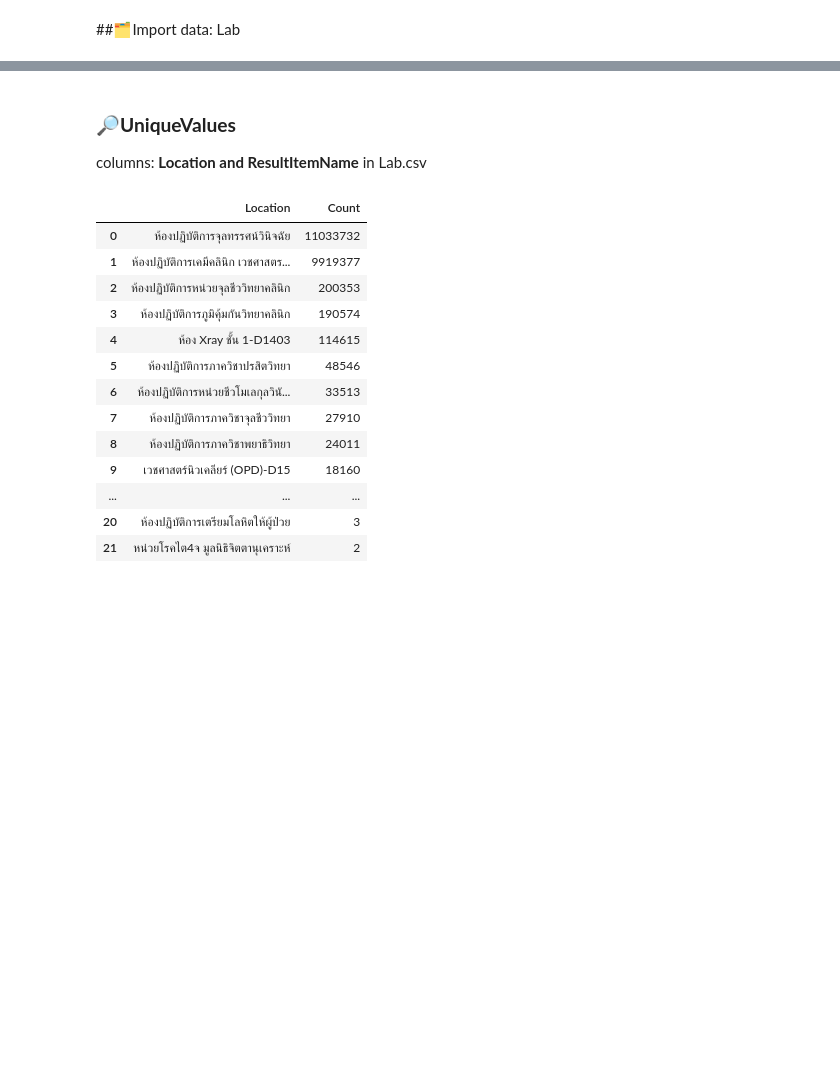
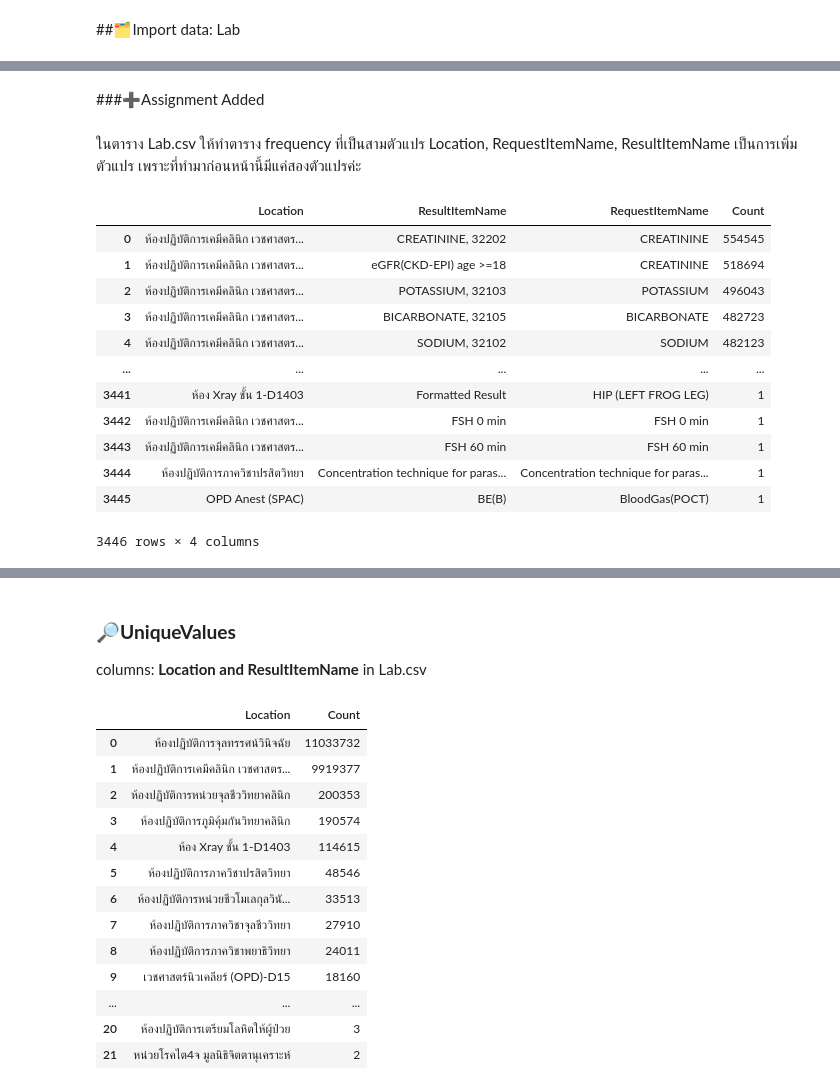
Before and after one commit to Aomaphisara/Project, a Jupyter notebook: CountUniqueValues.ipynb, the cells around one changed output, grey strips where cells are left out. Cells and saved outputs as stored; diff of their text form; code cells hidden in the pictures; blank space fills up the shorter version.

```diff
--- a/CountUniqueValues.ipynb
+++ b/CountUniqueValues.ipynb
@@ -126,7 +164,7 @@ diag_count
 ##🗂️Import data: Lab
 # %%
 import pandas as pd
-lab = pd.read_csv('/content/drive/MyDrive/ckdresearch2023/Lab.csv')
+lab = pd.read_csv('/content/drive/MyDrive/Thesis Project Kidney/Lab.csv')
 lab.head()
 # %% [output]
 |  | LabNo | PatientUID | PatientVisitUID | Location | RequestItemName | ResultItemName | CWhen | ResultDttm | ... |
@@ -135,3 +173,38 @@ lab.head()
 | 2 | 1 | 2299 | 2024049 | ห้องปฏิบัติการเคมีคลินิก เวชศาสตร... | Alkaline Phos | ALP, 32309 | 2558-02-19 10:32:21.610 | NaN | ... |
 | 3 | 1 | 2299 | 2024049 | ห้องปฏิบัติการเคมีคลินิก เวชศาสตร... | ALT, 32311 | ALT, 32311 | 2558-02-19 10:32:21.390 | NaN | ... |
 | 4 | 1 | 2299 | 2024049 | ห้องปฏิบัติการเคมีคลินิก เวชศาสตร... | AST, 32310 | AST, 32310 | 2558-02-19 10:32:21.500 | NaN | ... |
+# %%
+lab_location = lab['Location'].value_counts().reset_index()
+lab_location.columns = ['Location', 'Location_Count']
+
+lab_result = lab['ResultItemName'].value_counts().reset_index()
+lab_result.columns = ['ResultItemName', 'ResultItemName_Count']
+
+lab_request = lab['RequestItemName'].value_counts().reset_index()
+lab_request.columns = ['RequestItemName', 'RequestItemName_Count']
+
+columns_to_count = ['Location', 'ResultItemName', 'RequestItemName']
+
+# Count unique values in the specified columns
+lab_count = lab[columns_to_count].value_counts().reset_index()
+lab_count.columns = ['Location', 'ResultItemName', 'RequestItemName', 'Count']
+# %% [markdown]
+###➕Assignment Added
+# %% [markdown]
+ในตาราง Lab.csv ให้ทำตาราง frequency ที่เป็นสามตัวแปร Location, RequestItemName, ResultItemName เป็นการเพิ่มตัวแปร เพราะที่ทำมาก่อนหน้านี้มีแค่สองตัวแปรค่ะ
+# %%
+lab_count
+# %% [output]
+|  | Location | ResultItemName | RequestItemName | Count |
+| 0 | ห้องปฏิบัติการเคมีคลินิก เวชศาสตร... | CREATININE, 32202 | CREATININE | 554545 |
+| 1 | ห้องปฏิบัติการเคมีคลินิก เวชศาสตร... | eGFR(CKD-EPI) age >=18 | CREATININE | 518694 |
+| 2 | ห้องปฏิบัติการเคมีคลินิก เวชศาสตร... | POTASSIUM, 32103 | POTASSIUM | 496043 |
+| 3 | ห้องปฏิบัติการเคมีคลินิก เวชศาสตร... | BICARBONATE, 32105 | BICARBONATE | 482723 |
+| 4 | ห้องปฏิบัติการเคมีคลินิก เวชศาสตร... | SODIUM, 32102 | SODIUM | 482123 |
+| ... | ... | ... | ... | ... |
+| 3441 | ห้อง Xray ชั้น 1-D1403 | Formatted Result | HIP (LEFT FROG LEG) | 1 |
+| 3442 | ห้องปฏิบัติการเคมีคลินิก เวชศาสตร... | FSH 0 min | FSH 0 min | 1 |
+| 3443 | ห้องปฏิบัติการเคมีคลินิก เวชศาสตร... | FSH 60 min | FSH 60 min | 1 |
+| 3444 | ห้องปฏิบัติการภาควิชาปรสิตวิทยา | Concentration technique for paras... | Concentration technique for paras... | 1 |
+| 3445 | OPD Anest (SPAC) | BE(B) | BloodGas(POCT) | 1 |
+3446 rows × 4 columns
```
Also changed, not shown: parts of 39 cells of this notebook.
